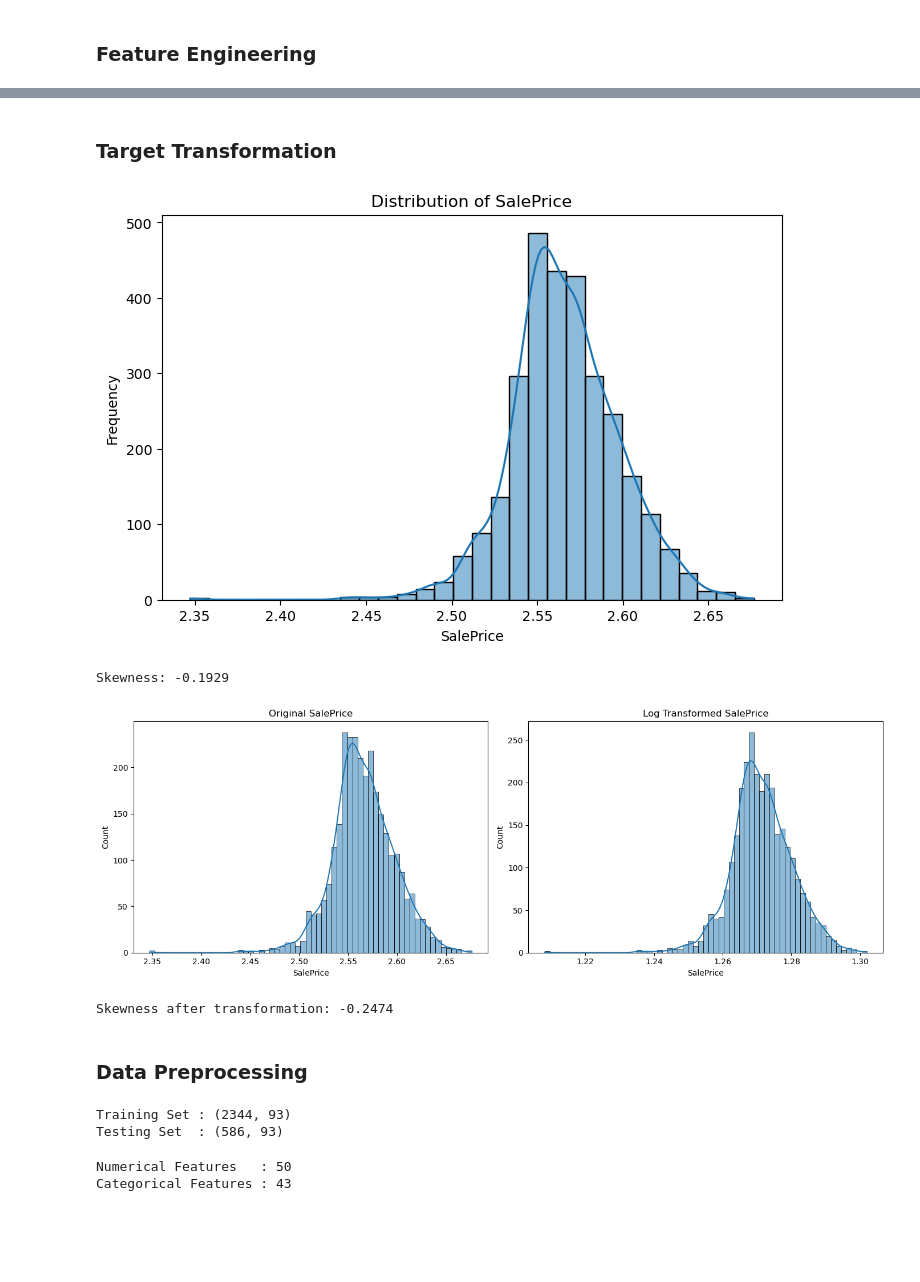
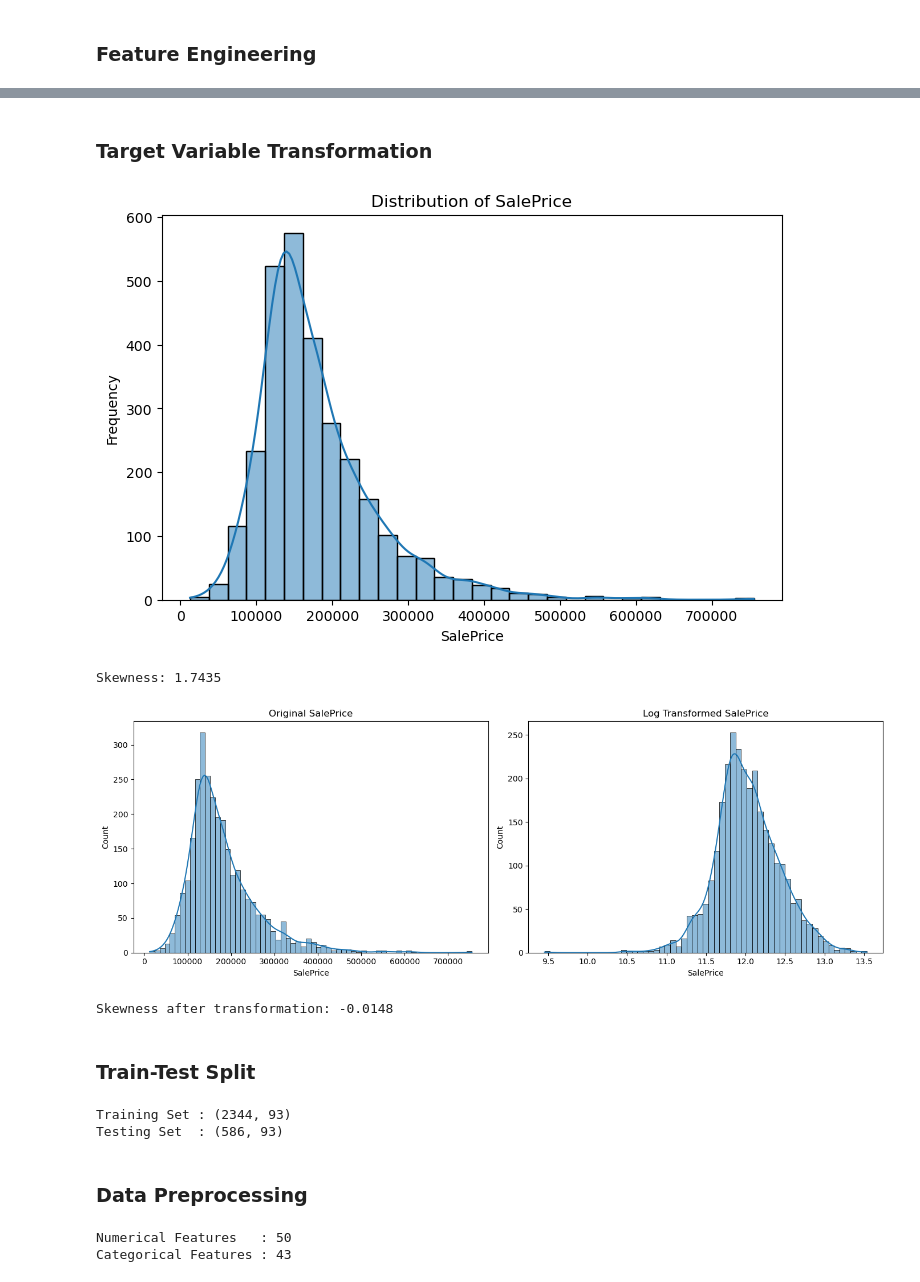
Before and after one commit to Fahad-003/House_Price_Prediction, a Jupyter notebook: notebooks/House_Price_Prediction.ipynb, the cells around one changed output, grey strips where cells are left out. Saved outputs shown, nothing was run; the diff lists cells and outputs as text; code cells hidden in the pictures; blank space fills up the shorter version.

```diff
--- a/notebooks/House_Price_Prediction.ipynb
+++ b/notebooks/House_Price_Prediction.ipynb
@@ -441,4 +442,4 @@ df_fe[new_features].head()
 | 3 | 42 | 42 | 3.5 | 0 | 4220.0 | 4220.0 | 0 | ... |
 | 4 | 13 | 12 | 2.5 | 34 | 2557.0 | 2557.0 | 246 | ... |
 # %% [markdown]
-### Target Transformation
+### Target Variable Transformation
@@ -455,31 +454,31 @@ plt.ylabel("Frequency")
 
 plt.show()
 
-print(f"Skewness: {df['SalePrice'].skew():.4f}")
+print(f"Skewness: {df_fe['SalePrice'].skew():.4f}")
 # %% [output]
-[figure, old version]
+[figure, new version]
-Skewness: -0.1929
+Skewness: 1.7435
 # %%
-df['SalePrice'] = np.log1p(df['SalePrice'])
+df_fe['SalePrice'] = np.log1p(df_fe['SalePrice'])
 # %%
 fig, axes = plt.subplots(1, 2, figsize=(14,5))
 
-sns.histplot(df['SalePrice'].apply(np.expm1), kde=True, ax=axes[0])
+sns.histplot(df_fe['SalePrice'].apply(np.expm1), kde=True, ax=axes[0])
 axes[0].set_title("Original SalePrice")
 
-sns.histplot(df['SalePrice'], kde=True, ax=axes[1])
+sns.histplot(df_fe['SalePrice'], kde=True, ax=axes[1])
 axes[1].set_title("Log Transformed SalePrice")
 
 plt.tight_layout()
 plt.show()
 # %% [output]
-[figure, old version]
+[figure, new version]
 # %%
-print(f"Skewness after transformation: {df['SalePrice'].skew():.4f}")
+print(f"Skewness after transformation: {df_fe['SalePrice'].skew():.4f}")
 # %% [output]
-Skewness after transformation: -0.2474
+Skewness after transformation: -0.0148
 # %% [markdown]
-### Data Preprocessing
+### Train-Test Split
 # %%
 X = df_fe.drop("SalePrice", axis=1)
 y = df_fe["SalePrice"]
@@ -493,6 +492,8 @@ print("Testing Set  :", X_test.shape)
 # %% [output]
 Training Set : (2344, 93)
 Testing Set  : (586, 93)
+# %% [markdown]
+### Data Preprocessing
 # %%
 numerical_features = X_train.select_dtypes(
     include=["int64", "float64"]).columns.tolist()
```
Also changed, not shown: parts of 42 cells of this notebook.
